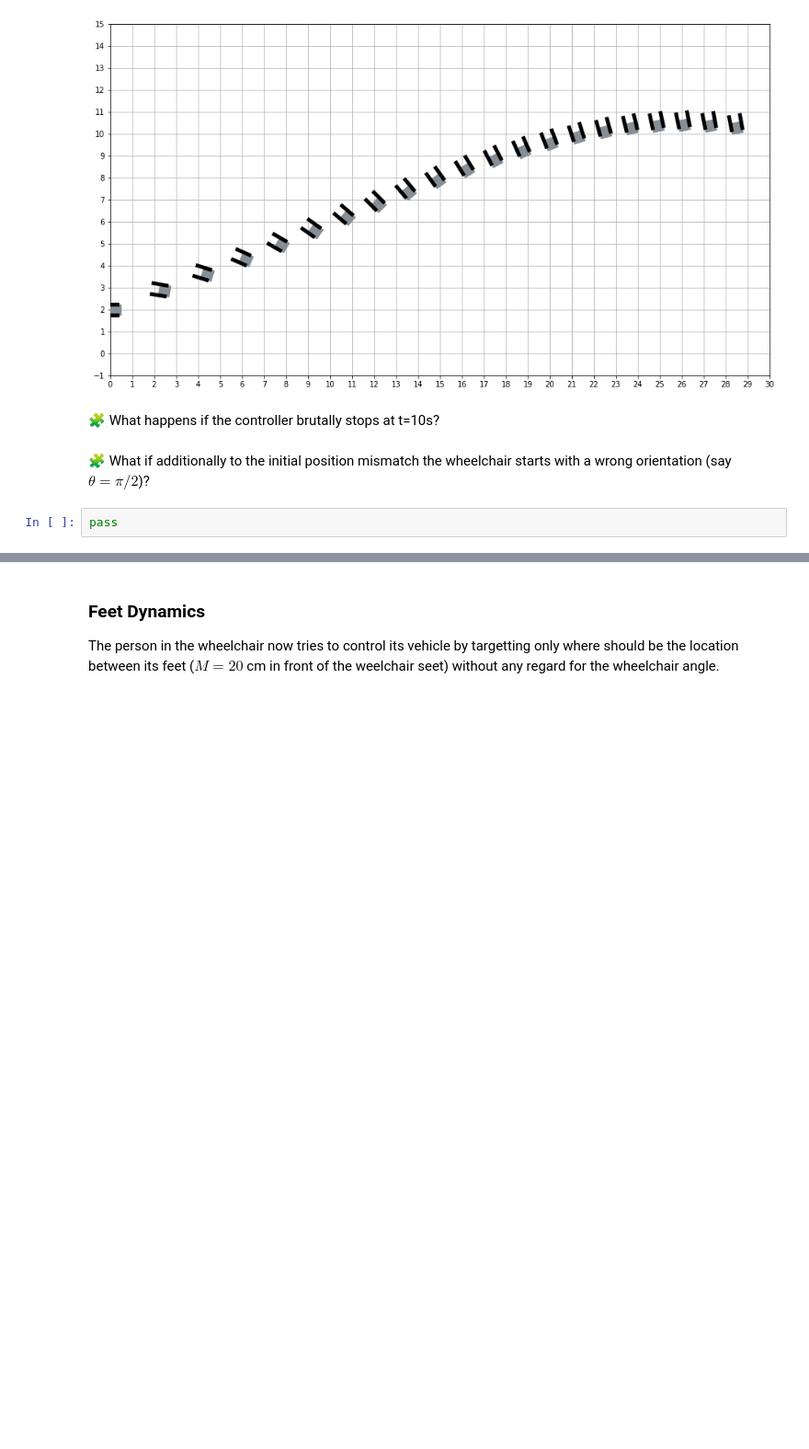
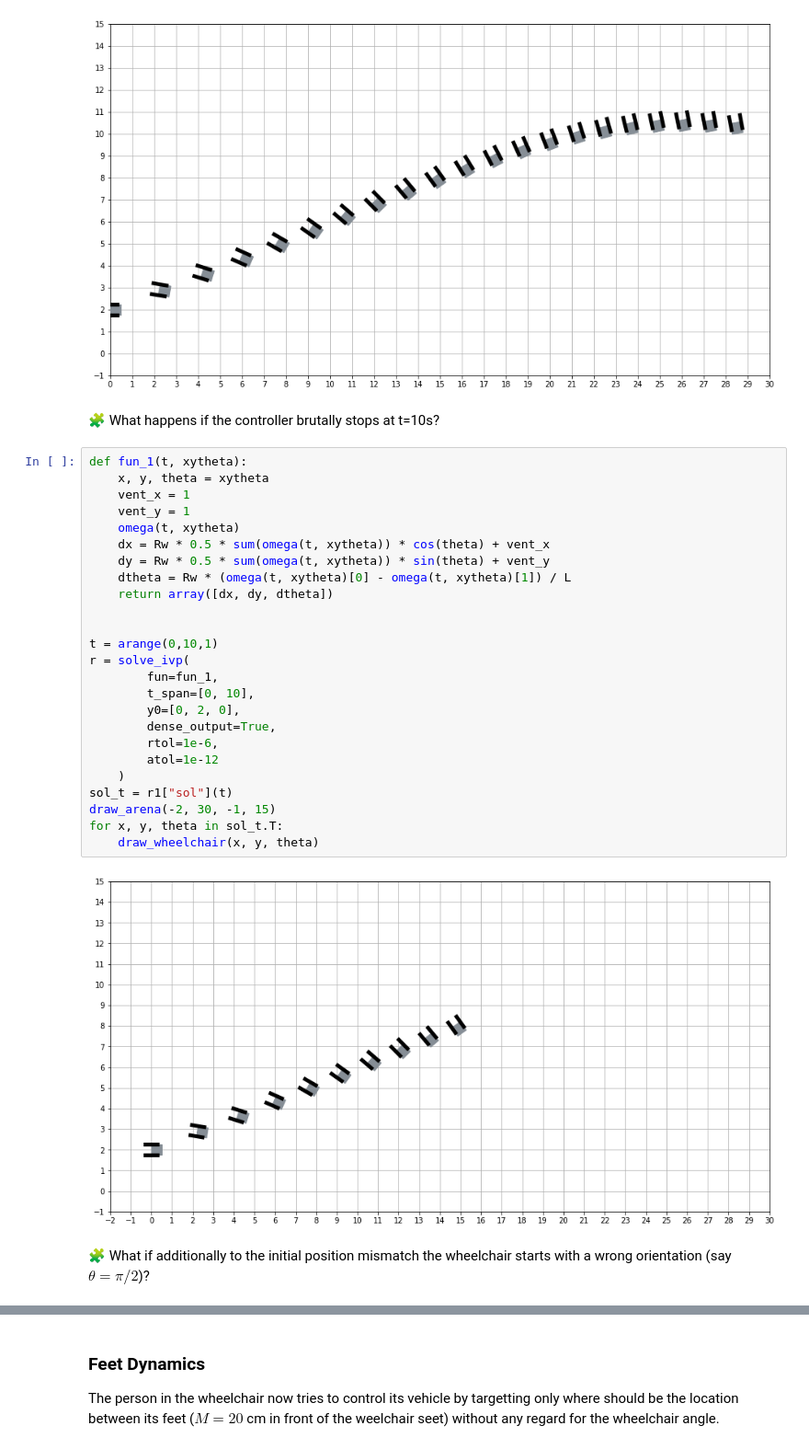
Before and after one commit to wish949/control-engineering-with-python-project-2022-2023, a Jupyter notebook: Project-3.ipynb, the cells around one changed output, grey strips where cells are left out. Shown: that part at 92% size. Drawn from its saved outputs; the diff is of its cells as text; blank space fills up the shorter version.

```diff
--- a/Project-3.ipynb
+++ b/Project-3.ipynb
@@ -1034,7 +1034,32 @@ for x, y, theta in sol_t.T:
 [figure]
 # %% [markdown]
 🧩 What happens if the controller brutally stops at t=10s?
+# %%
+def fun_1(t, xytheta):
+    x, y, theta = xytheta
+    vent_x = 1
+    vent_y = 1
+    omega(t, xytheta)
+    dx = Rw * 0.5 * sum(omega(t, xytheta)) * cos(theta) + vent_x
+    dy = Rw * 0.5 * sum(omega(t, xytheta)) * sin(theta) + vent_y
+    dtheta = Rw * (omega(t, xytheta)[0] - omega(t, xytheta)[1]) / L
+    return array([dx, dy, dtheta])
+
+
+t = arange(0,10,1)
+r = solve_ivp(
+        fun=fun_1,
+        t_span=[0, 10],
+        y0=[0, 2, 0],
+        dense_output=True,
+        rtol=1e-6,
+        atol=1e-12
+    )
+sol_t = r1["sol"](t)
+draw_arena(-2, 30, -1, 15)
+for x, y, theta in sol_t.T:
+    draw_wheelchair(x, y, theta)
+# %% [output]
+[figure, added]
 # %% [markdown]
 🧩 What if additionally to the initial position mismatch the wheelchair starts with a wrong orientation (say $\theta=\pi/2$)?
-# %%
-pass
```
Also changed, not shown: parts of 1 cell of this notebook.
